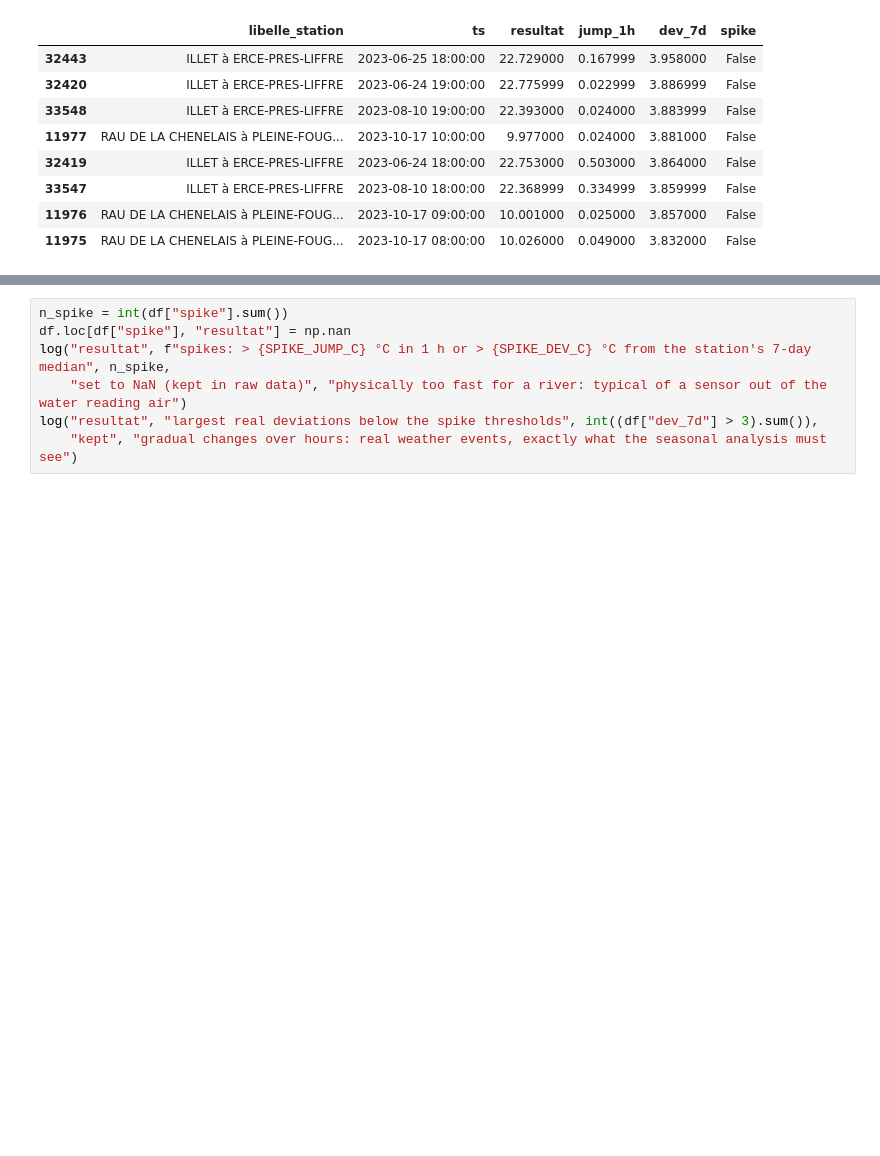
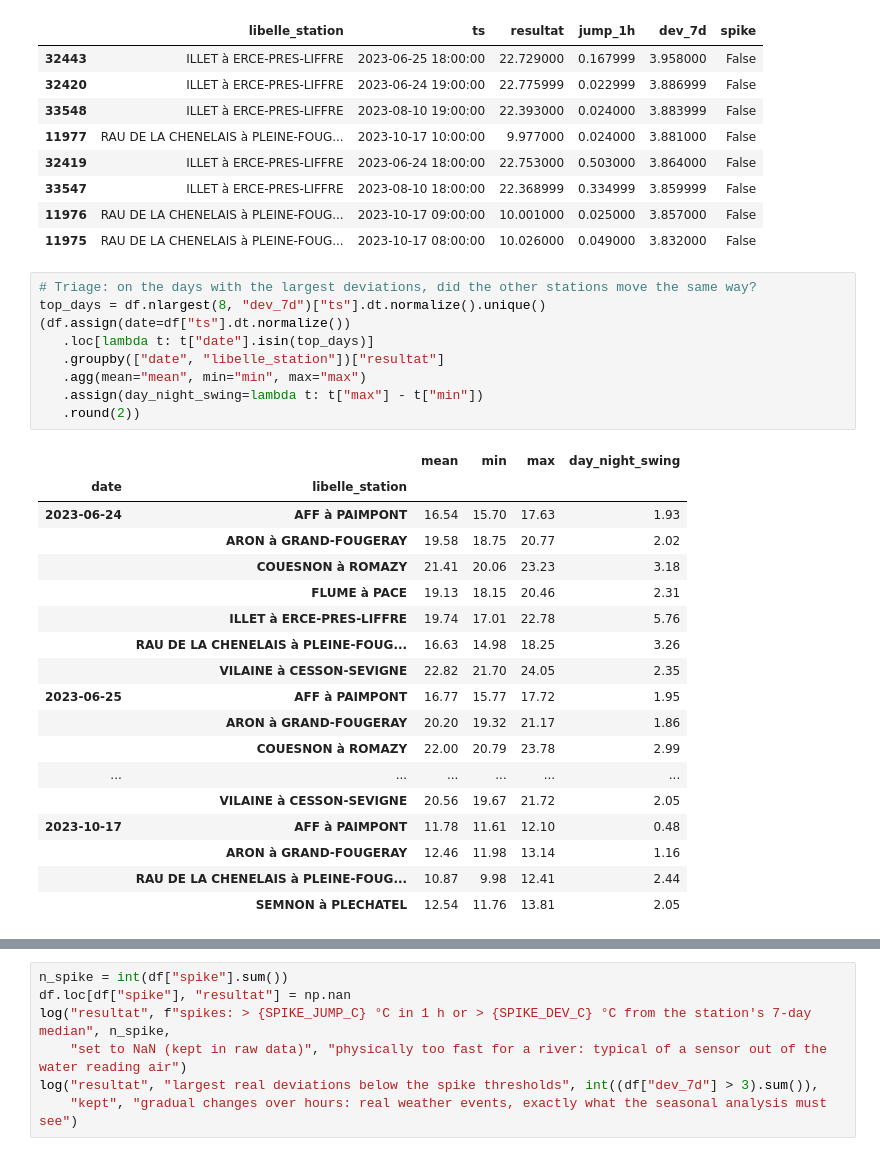
Before and after one commit to andreapenacastro/Project_07_Hubeau_River_Temperature, a Jupyter notebook: project_07_hubeau_river_temperature.ipynb, the cells around one changed output, grey strips where cells are left out. Saved outputs shown, nothing was run; the diff lists cells and outputs as text; blank space fills up the shorter version.

Commit message:
Section 4: missingness mechanism and spike triage on full data

```diff
--- a/project_07_hubeau_river_temperature.ipynb
+++ b/project_07_hubeau_river_temperature.ipynb
@@ -610,4 +639,32 @@ flagged as spikes (> 2.0 °C in 1 h or > 5.0 °C from the 7-day median): 0
 | 33547 | ILLET à ERCE-PRES-LIFFRE | 2023-08-10 18:00:00 | 22.368999 | 0.334999 | 3.859999 | False |
 | 11976 | RAU DE LA CHENELAIS à PLEINE-FOUG... | 2023-10-17 09:00:00 | 10.001000 | 0.025000 | 3.857000 | False |
 | 11975 | RAU DE LA CHENELAIS à PLEINE-FOUG... | 2023-10-17 08:00:00 | 10.026000 | 0.049000 | 3.832000 | False |
+# %%
+# Triage: on the days with the largest deviations, did the other stations move the same way?
+top_days = df.nlargest(8, "dev_7d")["ts"].dt.normalize().unique()
+(df.assign(date=df["ts"].dt.normalize())
+   .loc[lambda t: t["date"].isin(top_days)]
+   .groupby(["date", "libelle_station"])["resultat"]
+   .agg(mean="mean", min="min", max="max")
+   .assign(day_night_swing=lambda t: t["max"] - t["min"])
+   .round(2))
+# %% [output]
+|  |  | mean | min | max | day_night_swing |
+| date | libelle_station |  |  |  |  |
+| 2023-06-24 | AFF à PAIMPONT | 16.54 | 15.70 | 17.63 | 1.93 |
+|  | ARON à GRAND-FOUGERAY | 19.58 | 18.75 | 20.77 | 2.02 |
+|  | COUESNON à ROMAZY | 21.41 | 20.06 | 23.23 | 3.18 |
+|  | FLUME à PACE | 19.13 | 18.15 | 20.46 | 2.31 |
+|  | ILLET à ERCE-PRES-LIFFRE | 19.74 | 17.01 | 22.78 | 5.76 |
+|  | RAU DE LA CHENELAIS à PLEINE-FOUG... | 16.63 | 14.98 | 18.25 | 3.26 |
+|  | VILAINE à CESSON-SEVIGNE | 22.82 | 21.70 | 24.05 | 2.35 |
+| 2023-06-25 | AFF à PAIMPONT | 16.77 | 15.77 | 17.72 | 1.95 |
+|  | ARON à GRAND-FOUGERAY | 20.20 | 19.32 | 21.17 | 1.86 |
+|  | COUESNON à ROMAZY | 22.00 | 20.79 | 23.78 | 2.99 |
+| ... | ... | ... | ... | ... | ... |
+|  | VILAINE à CESSON-SEVIGNE | 20.56 | 19.67 | 21.72 | 2.05 |
+| 2023-10-17 | AFF à PAIMPONT | 11.78 | 11.61 | 12.10 | 0.48 |
+|  | ARON à GRAND-FOUGERAY | 12.46 | 11.98 | 13.14 | 1.16 |
+|  | RAU DE LA CHENELAIS à PLEINE-FOUG... | 10.87 | 9.98 | 12.41 | 2.44 |
+|  | SEMNON à PLECHATEL | 12.54 | 11.76 | 13.81 | 2.05 |
 # %% [markdown]
```
Also changed, not shown: parts of 5 cells of this notebook.
